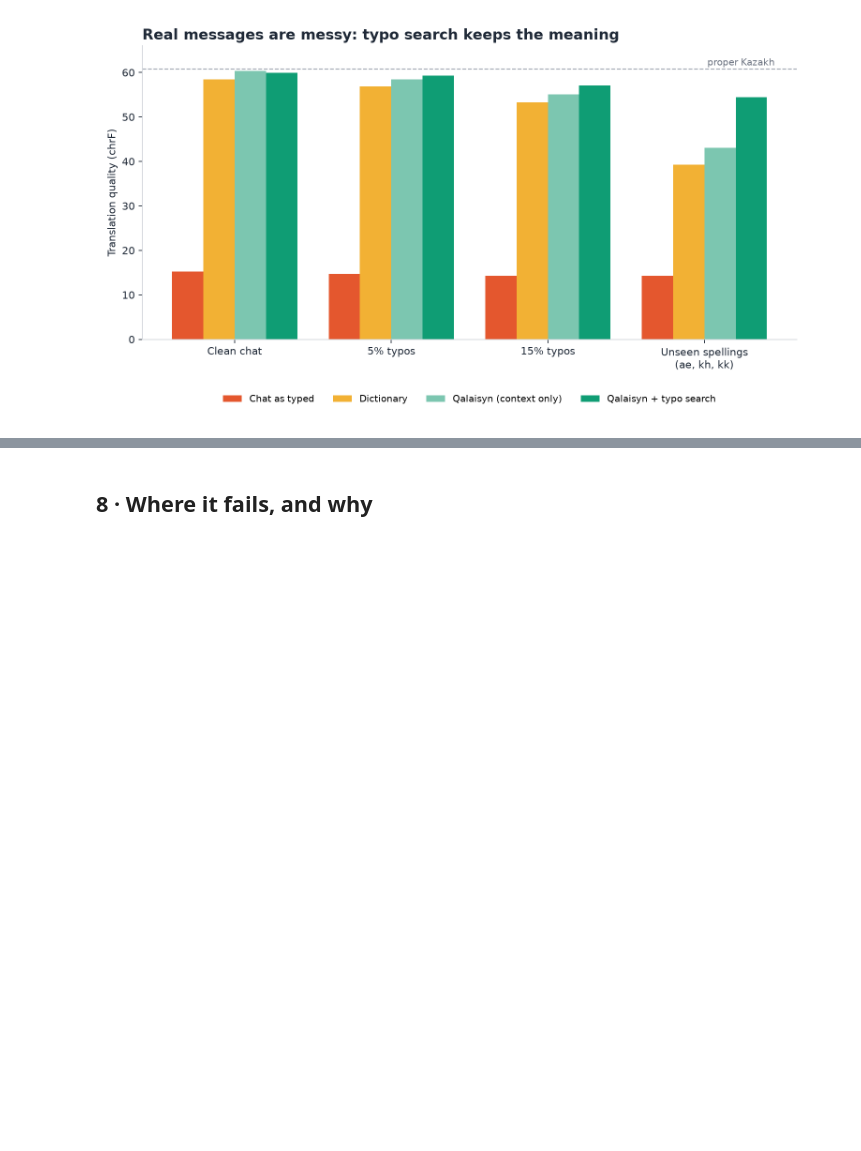
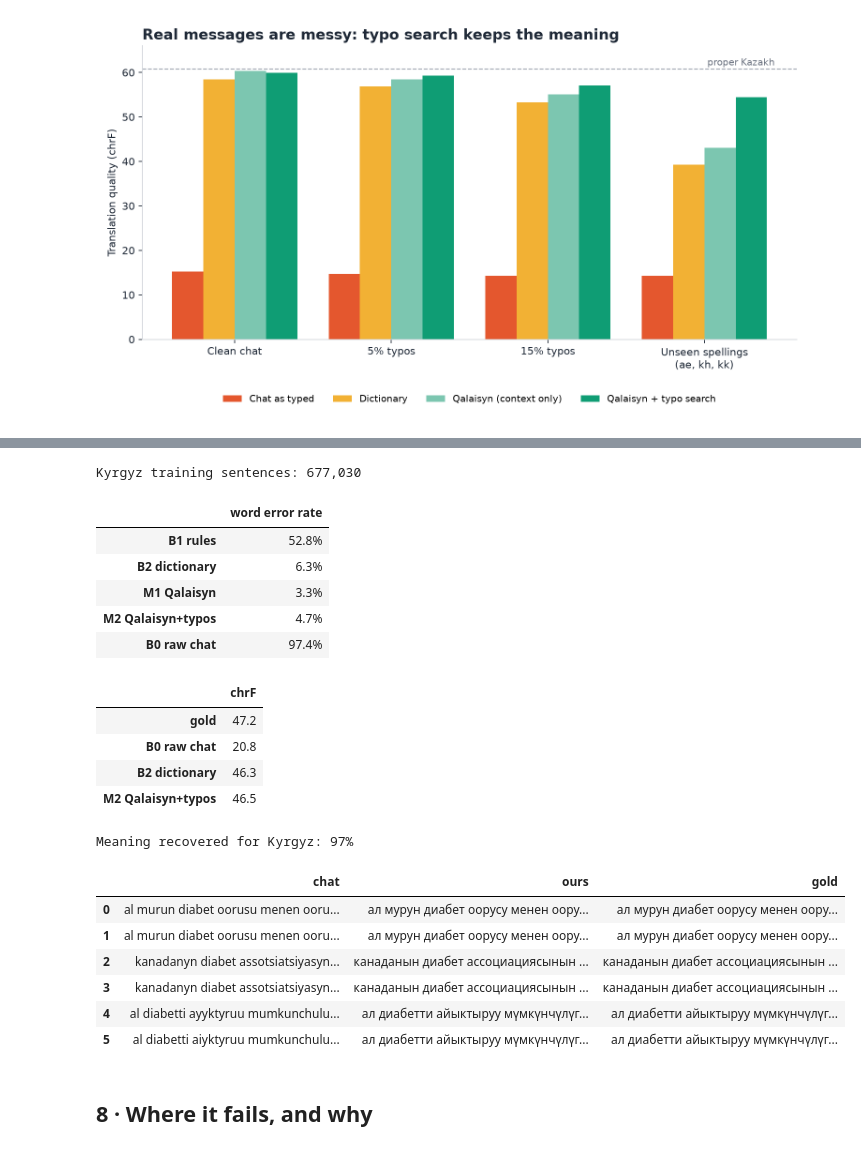
Before and after one commit to ZemBono/qalaisyn, a Jupyter notebook: Qalaisyn.ipynb, the cells around one changed output, grey strips where cells are left out. Cells and saved outputs as stored; diff of their text form; code cells hidden in the pictures; blank space fills up the shorter version.

Commit message:
Add Kyrgyz transfer test, update write-up and notebook
Co-Authored-By: Claude Opus 5.5 <noreply@anthropic.com>

```diff
--- a/Qalaisyn.ipynb
+++ b/Qalaisyn.ipynb
@@ -1164,3 +1244,31 @@ unseen-habits  e.g. sen metro-da jumis istegin kele me  ->  сен метро-д
+# %%
+ky = json.loads(Path("results/kyrgyz.json").read_text(encoding="utf-8"))   # produced by: python src/kyrgyz.py
+print(f"Kyrgyz training sentences: {ky['train_sentences']:,}")
+display(pd.DataFrame({"word error rate": ky["wer"]}).style.format("{:.1%}"))
+display(pd.DataFrame({"chrF": ky["chrf"]}).style.format("{:.1f}"))
+print(f"Meaning recovered for Kyrgyz: {ky['recovered']:.0%}")
+display(pd.DataFrame(ky["examples"]))
+# %% [output]
+Kyrgyz training sentences: 677,030
+|  | word error rate |
+| B1 rules | 52.8% |
+| B2 dictionary | 6.3% |
+| M1 Qalaisyn | 3.3% |
+| M2 Qalaisyn+typos | 4.7% |
+| B0 raw chat | 97.4% |
+|  | chrF |
+| gold | 47.2 |
+| B0 raw chat | 20.8 |
+| B2 dictionary | 46.3 |
+| M2 Qalaisyn+typos | 46.5 |
+Meaning recovered for Kyrgyz: 97%
+|  | chat | ours | gold |
+| 0 | al murun diabet oorusu menen ooru... | ал мурун диабет оорусу менен оору... | ал мурун диабет оорусу менен оору... |
+| 1 | al murun diabet oorusu menen ooru... | ал мурун диабет оорусу менен оору... | ал мурун диабет оорусу менен оору... |
+| 2 | kanadanyn diabet assotsiatsiyasyn... | канаданын диабет ассоциациясынын ... | канаданын диабет ассоциациясынын ... |
+| 3 | kanadanyn diabet assotsiatsiyasyn... | канаданын диабет ассоциациясынын ... | канаданын диабет ассоциациясынын ... |
+| 4 | al diabetti ayyktyruu mumkunchulu... | ал диабетти айыктыруу мүмкүнчүлүг... | ал диабетти айыктыруу мүмкүнчүлүг... |
+| 5 | al diabetti aiyktyruu mumkunchulu... | ал диабетти айыктыруу мүмкүнчүлүг... | ал диабетти айыктыруу мүмкүнчүлүг... |
 # %% [markdown]
 ## 8 · Where it fails, and why
 # %%
```
Also changed, not shown: parts of 4 cells of this notebook, 10 other files.
